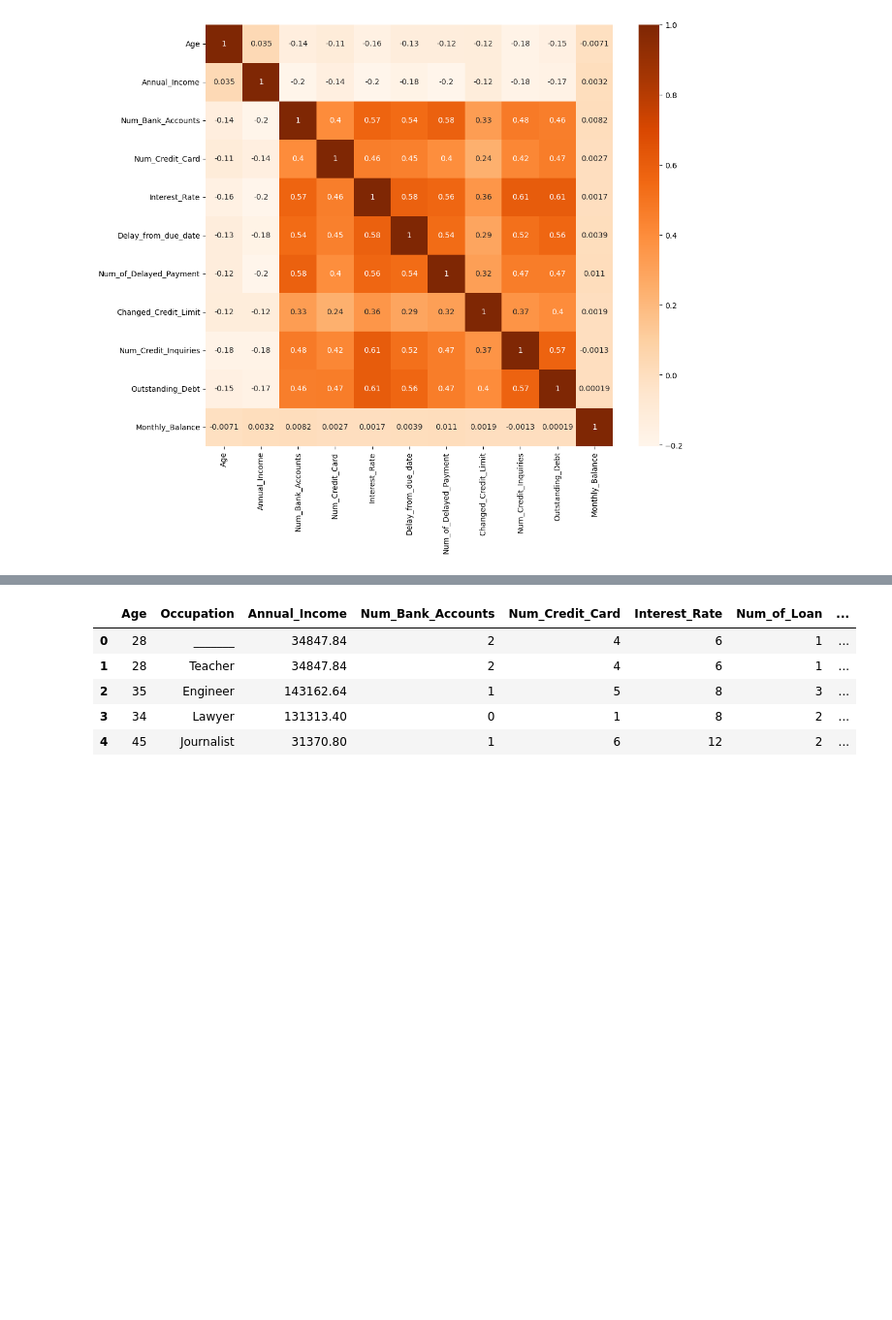
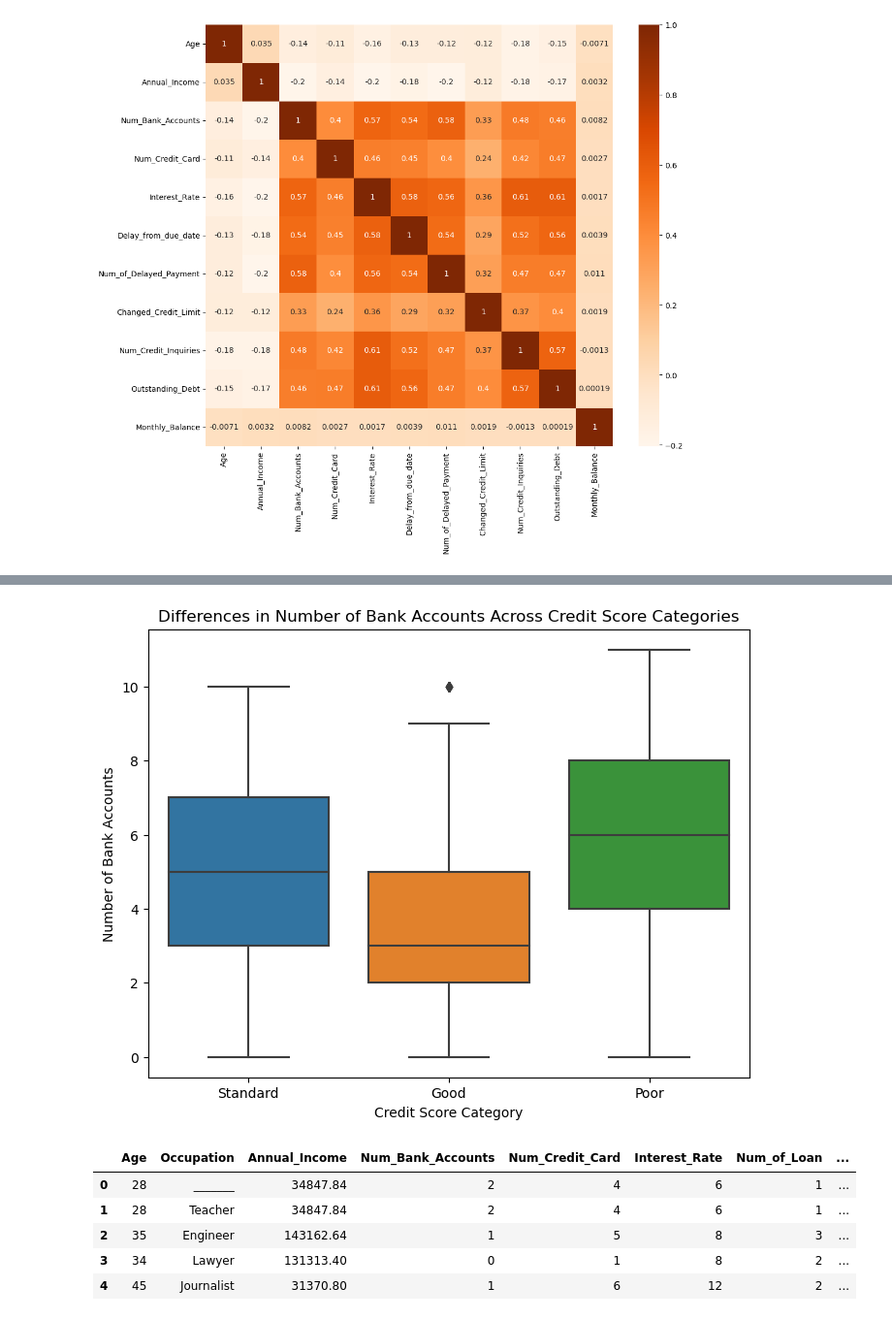
Before and after one commit to josephlomas/Project4_GroupRepo, a Jupyter notebook: Credit_Data_Model.ipynb, the cells around one changed output, grey strips where cells are left out. Shown: that part at 97% size. Cells and saved outputs as stored; diff of their text form; code cells hidden in the pictures; blank space fills up the shorter version.

```diff
--- a/Credit_Data_Model.ipynb
+++ b/Credit_Data_Model.ipynb
@@ -140,3 +323,13 @@ plt.show()
+# %%
+# Create a box plot to visualize Number of Bank Accounts across Credit Score categories
+plt.figure(figsize=(8, 6))
+sns.boxplot(x='Credit_Score', y='Num_Bank_Accounts', data=data)
+plt.xlabel('Credit Score Category')
+plt.ylabel('Number of Bank Accounts')
+plt.title('Differences in Number of Bank Accounts Across Credit Score Categories')
+plt.show()
+# %% [output]
+[figure, added]
 # %%
 # Read the CSV file into a Pandas DataFrame
 test_df = pd.read_csv(
```
Also changed, not shown: parts of 8 cells of this notebook.
